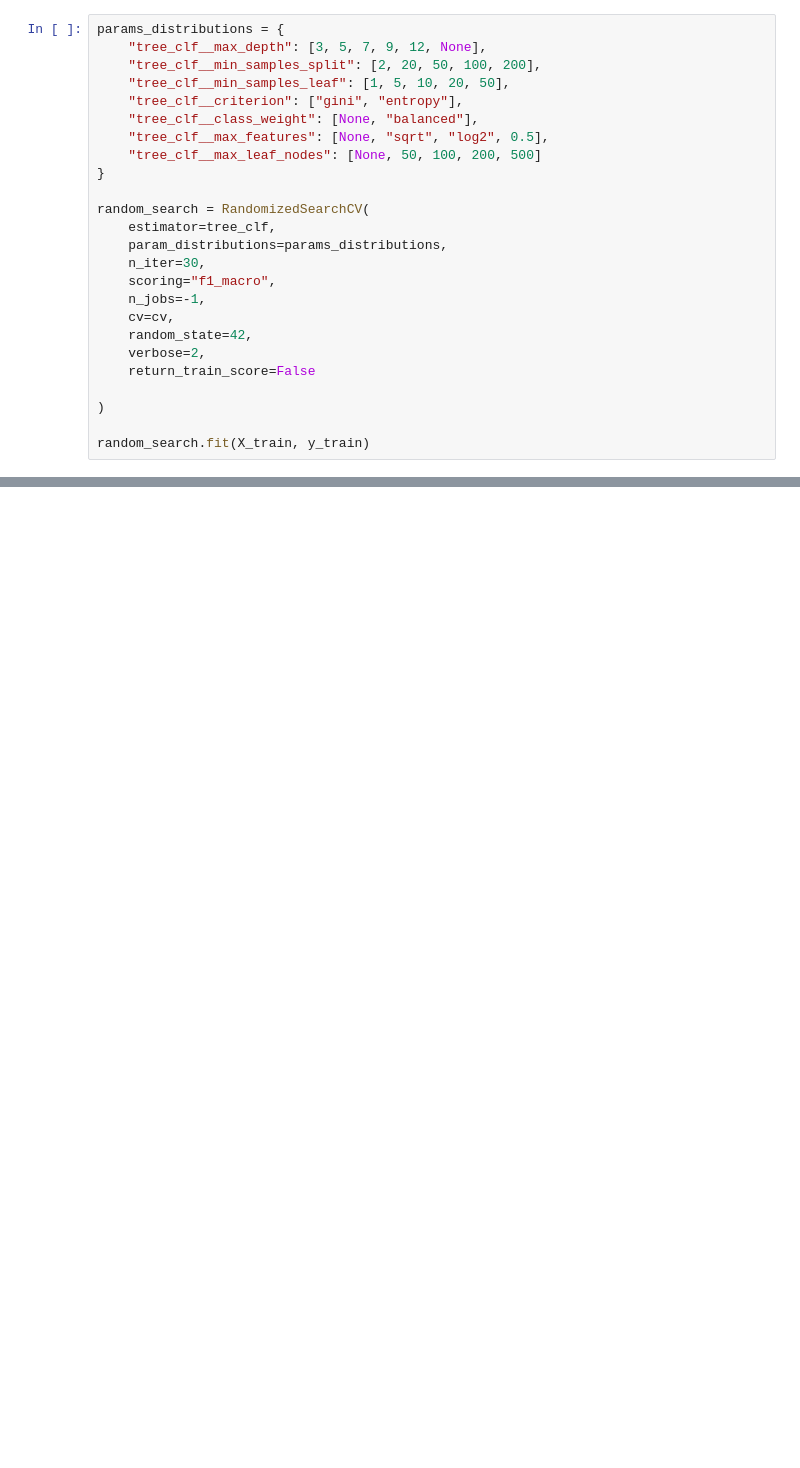
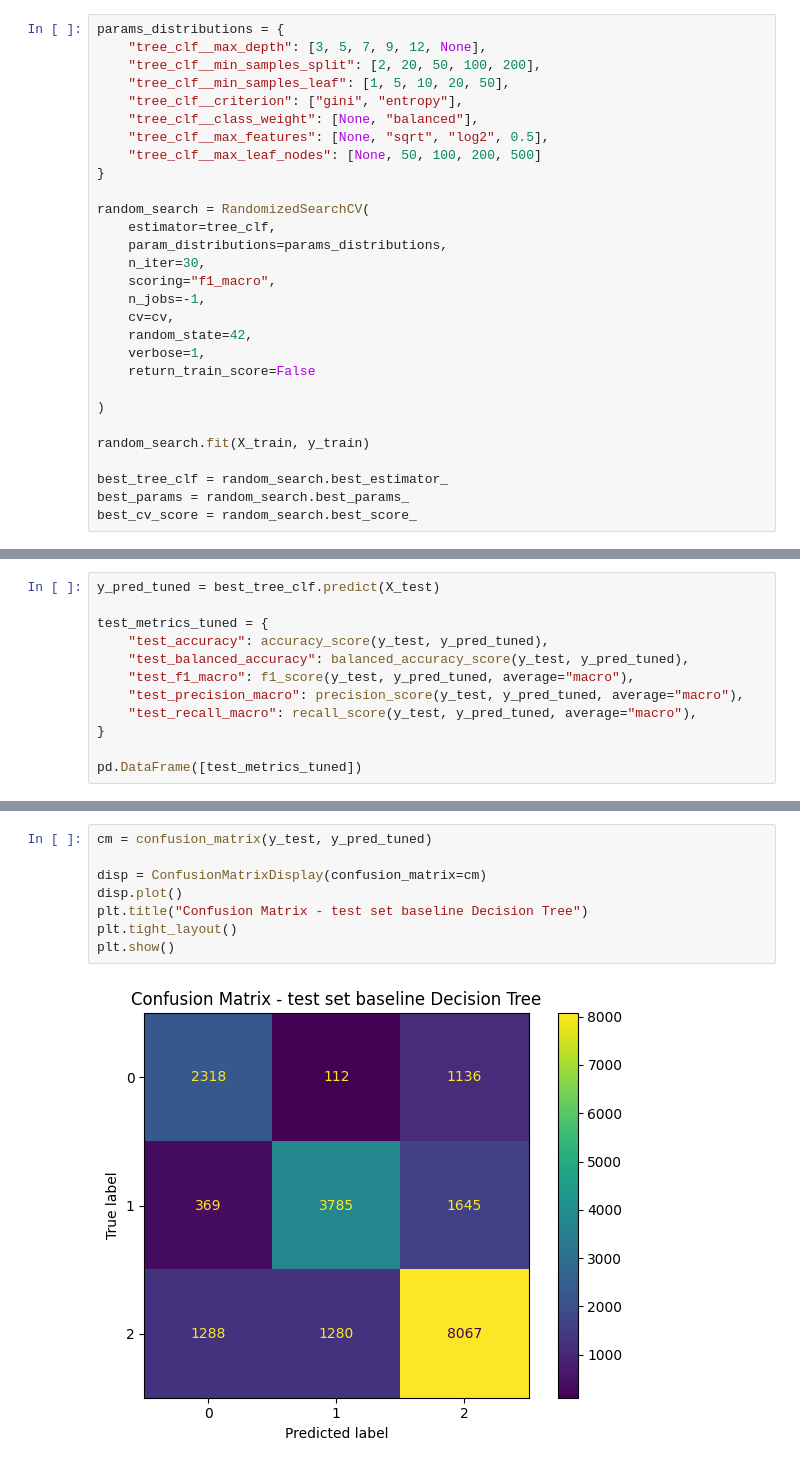
Before and after one commit to JakubKrzak/credit-classification-ml, a Jupyter notebook: notebooks/DecisionTree.ipynb, the cells around one changed output, grey strips where cells are left out. Drawn from its saved outputs; the diff is of its cells as text; blank space fills up the shorter version.

```diff
--- a/notebooks/DecisionTree.ipynb
+++ b/notebooks/DecisionTree.ipynb
@@ -129,11 +133,15 @@ random_search = RandomizedSearchCV(
     n_jobs=-1,
     cv=cv,
     random_state=42,
-    verbose=2,
+    verbose=1,
     return_train_score=False
 
 )
 
 random_search.fit(X_train, y_train)
+
+best_tree_clf = random_search.best_estimator_
+best_params = random_search.best_params_
+best_cv_score = random_search.best_score_
 # %% [output]
 Fitting 5 folds for each of 30 candidates, totalling 150 fits
@@ -237,0 +175,12 @@ with mlflow.start_run(run_name="Decision_Tree_Tuned"):
+# %%
+y_pred_tuned = best_tree_clf.predict(X_test)
+
+test_metrics_tuned = {
+    "test_accuracy": accuracy_score(y_test, y_pred_tuned),
+    "test_balanced_accuracy": balanced_accuracy_score(y_test, y_pred_tuned),
+    "test_f1_macro": f1_score(y_test, y_pred_tuned, average="macro"),
+    "test_precision_macro": precision_score(y_test, y_pred_tuned, average="macro"),
+    "test_recall_macro": recall_score(y_test, y_pred_tuned, average="macro"),
+}
+
+pd.DataFrame([test_metrics_tuned])
@@ -237,0 +190,10 @@ with mlflow.start_run(run_name="Decision_Tree_Tuned"):
+# %%
+cm = confusion_matrix(y_test, y_pred_tuned)
+
+disp = ConfusionMatrixDisplay(confusion_matrix=cm)
+disp.plot()
+plt.title("Confusion Matrix - test set baseline Decision Tree")
+plt.tight_layout()
+plt.show()
+# %% [output]
+[figure, added]
```
Also changed, not shown: parts of 12 cells of this notebook, 1 other file.
